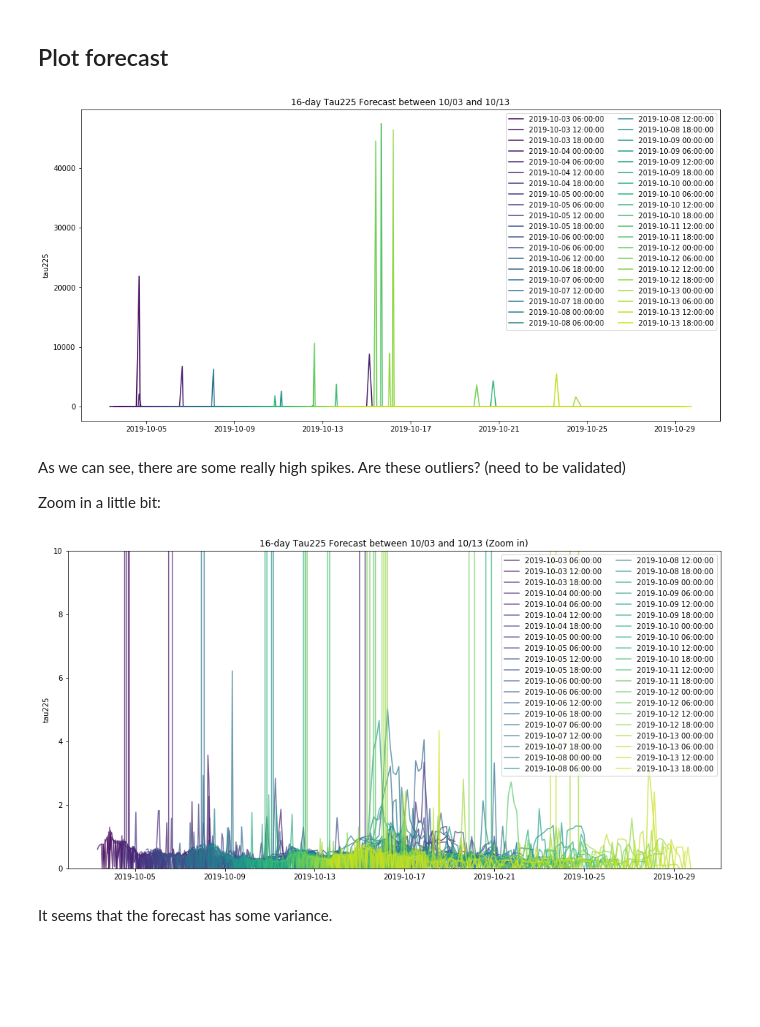
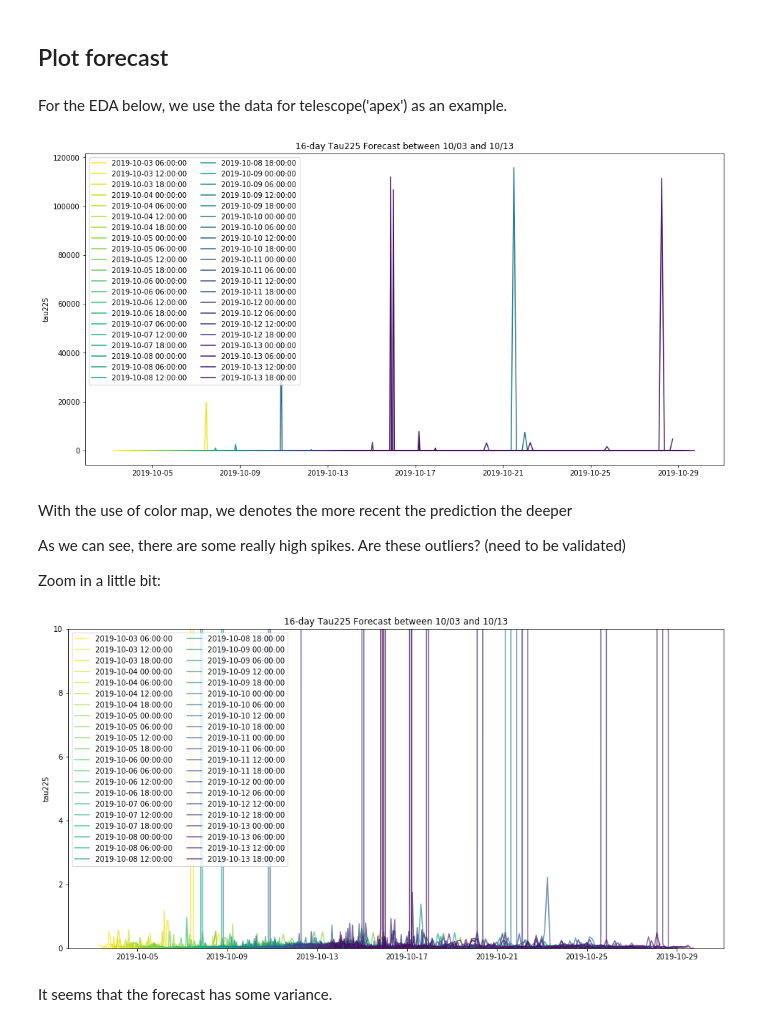
Before and after one commit to Ziyi415/AC297r_2019_BlackHole, a Jupyter notebook: notebooks/EDA.ipynb, the cells around one changed output. Drawn from its saved outputs; the diff is of its cells as text; code cells hidden in the pictures; blank space fills up the shorter version.

```diff
--- a/notebooks/EDA.ipynb
+++ b/notebooks/EDA.ipynb
@@ -55,14 +55,18 @@ print(telescopes[0],timestamps[1])
 | 4 | 2019-10-03 16:00:00 | 0.90973 | 171.53 | 15.391 | 0.006263 | 0.000001 | 253.53 |
 # %% [markdown]
 ## Plot forecast
+# %% [markdown]
+For the EDA below, we use the data for telescope('apex') as an example.
+# %%
+data_telescope = databook['apex']
 # %%
 import matplotlib.cm as cm
 #cycle through colors from a continuous color map
-plt.rcParams["axes.prop_cycle"] = plt.cycler("color", plt.cm.viridis(np.linspace(0,1,len(timestamps))))
+plt.rcParams["axes.prop_cycle"] = plt.cycler("color", plt.cm.viridis(np.linspace(1,0,len(timestamps))))
 
 plt.figure(figsize = (16,8))
-for t in databook:
-    df = databook[t]
+for t in data_telescope:
+    df = data_telescope[t]
     if df is not None:
         plt.plot(df['date'], df['tau225'], label=t)
 plt.legend(ncol = 2)
@@ -70,24 +74,26 @@ plt.title("16-day Tau225 Forecast between 10/03 and 10/13")
 plt.ylabel("tau225")
 plt.show()
 # %% [output]
-[figure, old version]
+[figure, new version]
 # %% [markdown]
+With the use of color map, we denotes the more recent the prediction the deeper
+
 As we can see, there are some really high spikes. Are these outliers? (need to be validated)
 
 Zoom in a little bit:
 # %%
 plt.figure(figsize = (16,8))
-for t in databook:
-    df = databook[t]
+for t in data_telescope:
+    df = data_telescope[t]
     if df is not None:
         plt.plot(df['date'], df['tau225'], label=t, alpha = 0.7)
 plt.legend(ncol = 2)
 plt.title("16-day Tau225 Forecast between 10/03 and 10/13")
 plt.ylabel("tau225")
 plt.ylim(0,10)
 plt.show()
 # %% [output]
-[figure, old version]
+[figure, new version]
 # %% [markdown]
 It seems that the forecast has some variance.
 # %% [markdown]
```
Also changed, not shown: parts of 12 cells of this notebook.
